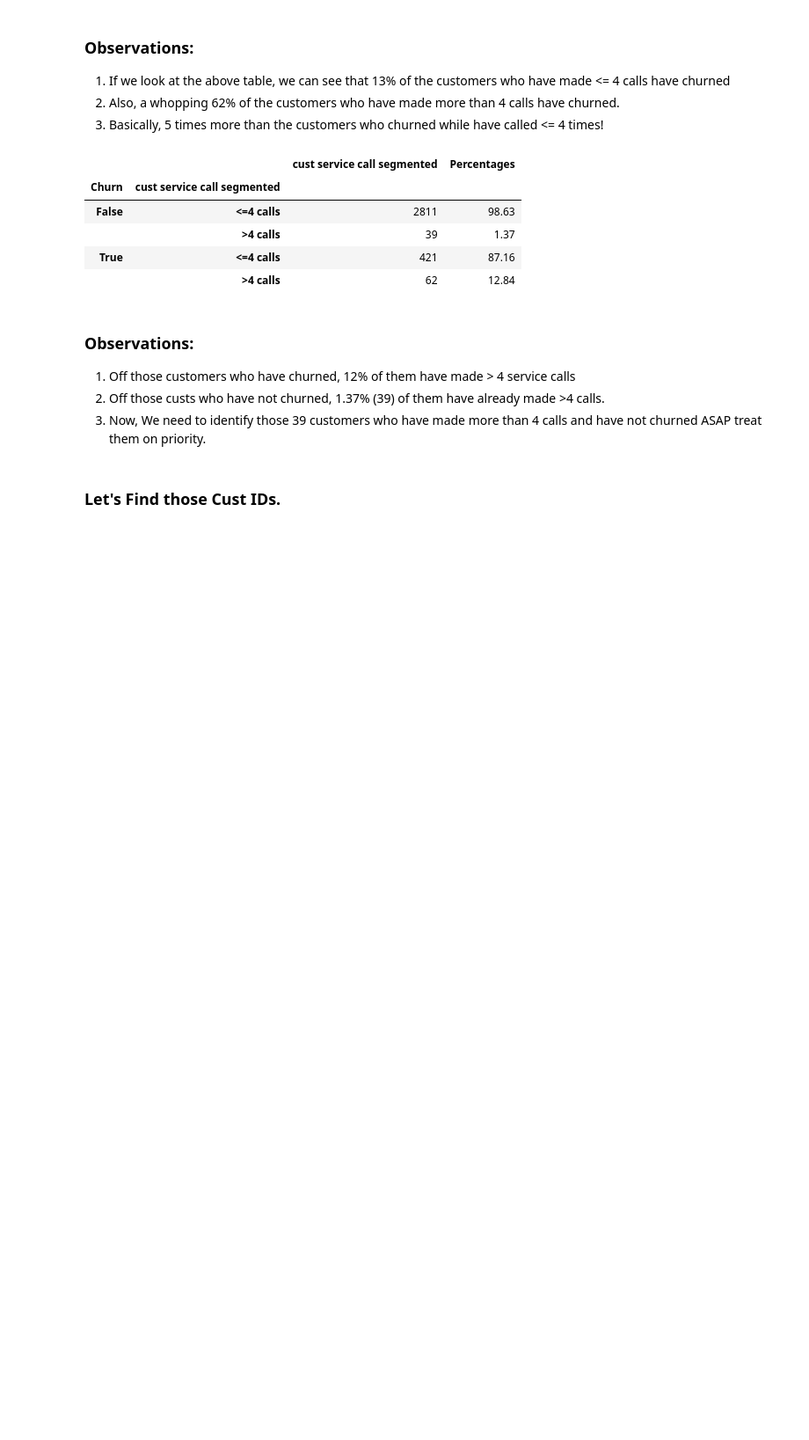
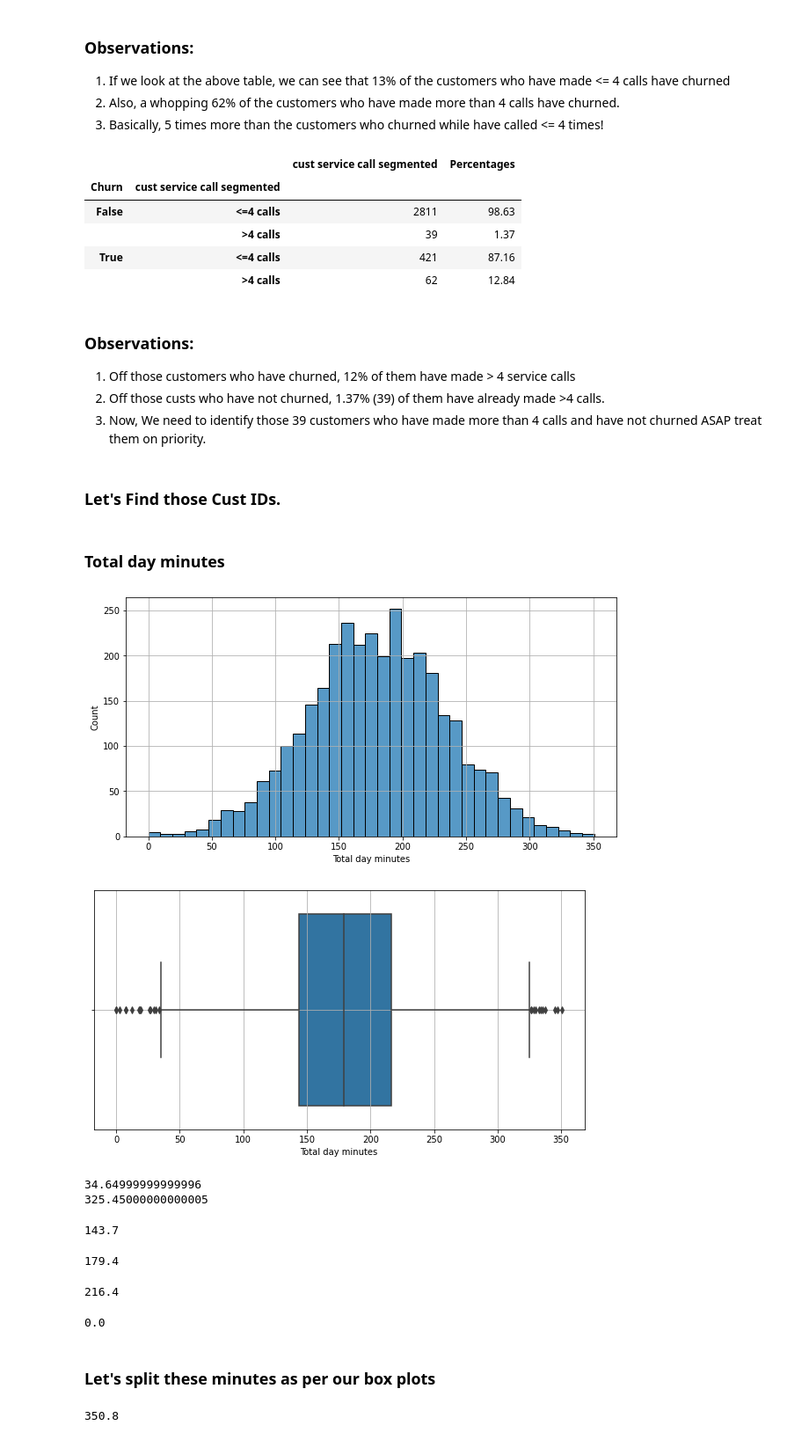
Before and after one commit to SharanKalyan/Customer_Churn_Analysis, a Jupyter notebook: Churn Prediction.ipynb, the cells around one changed output. Shown: that part at 88% size. Saved outputs shown, nothing was run; the diff lists cells and outputs as text; code cells hidden in the pictures; blank space fills up the shorter version.

```diff
--- a/Churn Prediction.ipynb
+++ b/Churn Prediction.ipynb
@@ -302,3 +302,18 @@ priority_ids = pd.DataFrame(priority_customers['Id'])
 #priority_customers
 # %%
 #priority_ids
+# %% [markdown]
+### Total day minutes
+# %%
+plt.figure(figsize=(10,5))
+sns.histplot(df['Total day minutes'])
+plt.grid()
+plt.show()
+
+plt.figure(figsize=(10,5))
+sns.boxplot(df['Total day minutes'])
+plt.grid()
+plt.show()
+# %% [output]
+[figure, added]
+[figure, added]
@@ -304,0 +326,28 @@ priority_ids = pd.DataFrame(priority_customers['Id'])
+# %%
+print(lower_range)
+print(upper_range)
+# %% [output]
+34.64999999999996
+325.45000000000005
+# %%
+Q1
+# %% [output]
+143.7
+# %%
+print(df['Total day minutes'].median())
+# %% [output]
+179.4
+# %%
+Q3
+# %% [output]
+216.4
+# %%
+df['Total day minutes'].min()
+# %% [output]
+0.0
+# %% [markdown]
+### Let's split these minutes as per our box plots
+# %%
+df['Total day minutes'].max()
+# %% [output]
+350.8
```
Also changed, not shown: parts of 5 cells of this notebook.
